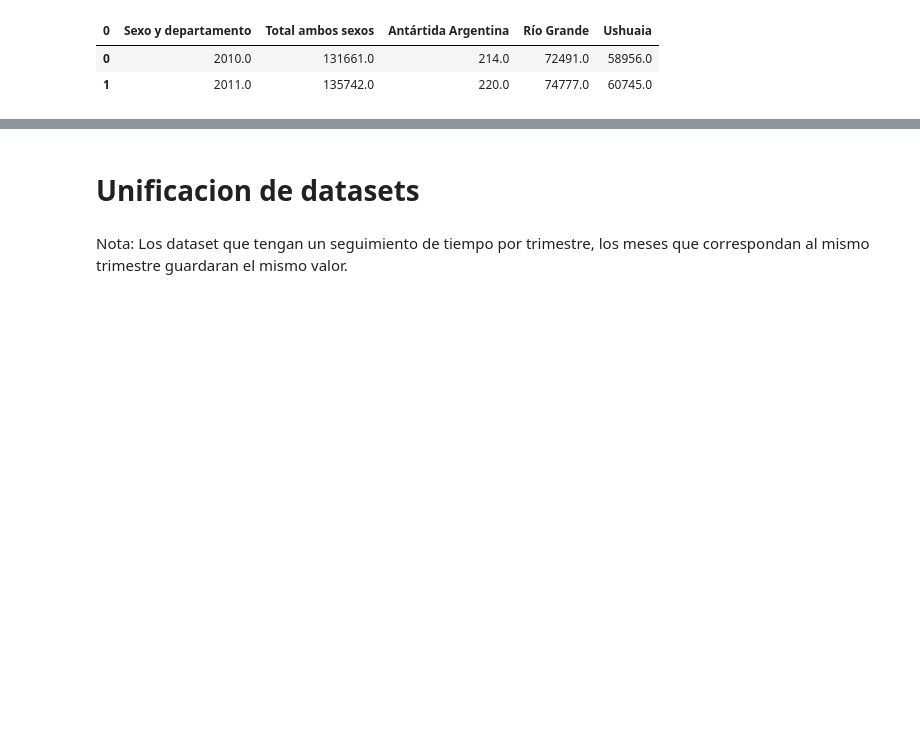
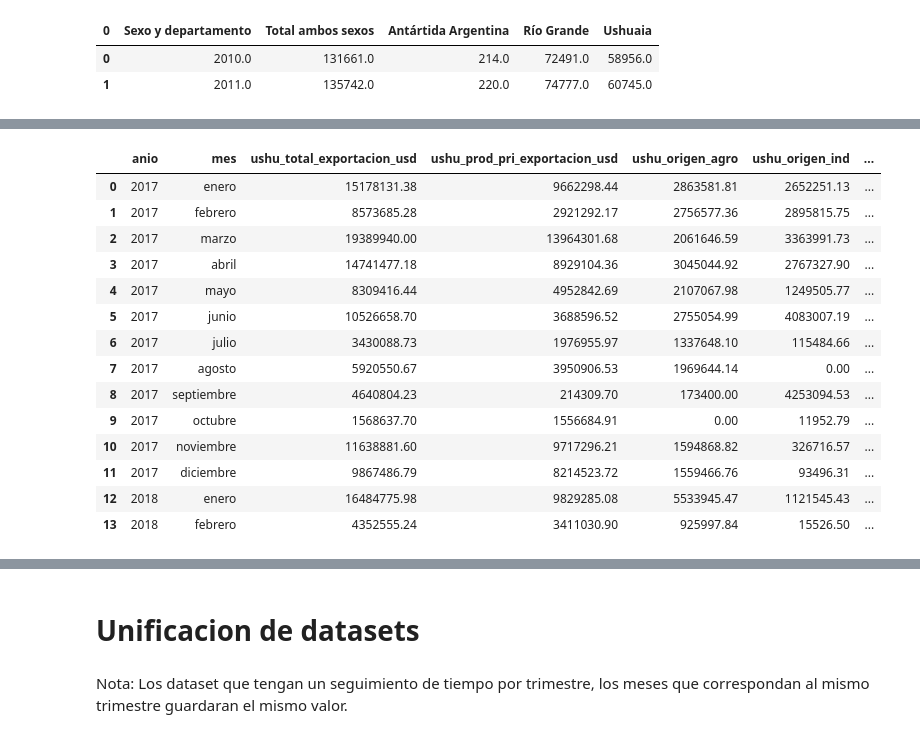
Before and after one commit to caucot/hechos-delictivios-tdf, a Jupyter notebook: notebooks/01_unificacion_dataset.ipynb, the cells around one changed output, grey strips where cells are left out. Saved outputs shown, nothing was run; the diff lists cells and outputs as text; code cells hidden in the pictures; blank space fills up the shorter version.

```diff
--- a/notebooks/unificacion-datasets.ipynb
+++ b/notebooks/01_unificacion_dataset.ipynb
@@ -413,0 +444,7 @@ df_poblacion_departamento_transpuesto.to_csv(path + r"data\interim\Poblacion-est
+# %%
+# Elimina las columnas 3, 4 y 5 (índices 2, 3, 4 en Python)
+df_exportaciones = df_exportaciones.drop(df_exportaciones.columns[2:7], axis=1)
+# %%
+df_exportaciones.columns = ["anio","mes", "ushu_total_exportacion_usd", "ushu_prod_pri_exportacion_usd", "ushu_origen_agro",
+                            "ushu_origen_ind", "ushu_combustible_y_energia","rga_total_exportacion_usd",
+                            "rga_prod_pri_exportacion_usd", "rga_origen_agro", "rga_origen_ind", "rga_combustible_y_energia"]
@@ -413,0 +460,23 @@ df_poblacion_departamento_transpuesto.to_csv(path + r"data\interim\Poblacion-est
+# %%
+#df_exportaciones = df_exportaciones.sort_values(by=['anio', 'mes']) #se ordena de menor a mayor el tiempo
+df_exportaciones['anio'] = df_exportaciones['anio'].fillna(method='ffill') #se completa los valores Nan de "anio"
+# %%
+df_exportaciones['anio'] = df_exportaciones['anio'].astype(int)
+# %%
+df_exportaciones.head(14)
+# %% [output]
+|  | anio | mes | ushu_total_exportacion_usd | ushu_prod_pri_exportacion_usd | ushu_origen_agro | ushu_origen_ind | ... |
+| 0 | 2017 | enero | 15178131.38 | 9662298.44 | 2863581.81 | 2652251.13 | ... |
+| 1 | 2017 | febrero | 8573685.28 | 2921292.17 | 2756577.36 | 2895815.75 | ... |
+| 2 | 2017 | marzo | 19389940.00 | 13964301.68 | 2061646.59 | 3363991.73 | ... |
+| 3 | 2017 | abril | 14741477.18 | 8929104.36 | 3045044.92 | 2767327.90 | ... |
+| 4 | 2017 | mayo | 8309416.44 | 4952842.69 | 2107067.98 | 1249505.77 | ... |
+| 5 | 2017 | junio | 10526658.70 | 3688596.52 | 2755054.99 | 4083007.19 | ... |
+| 6 | 2017 | julio | 3430088.73 | 1976955.97 | 1337648.10 | 115484.66 | ... |
+| 7 | 2017 | agosto | 5920550.67 | 3950906.53 | 1969644.14 | 0.00 | ... |
+| 8 | 2017 | septiembre | 4640804.23 | 214309.70 | 173400.00 | 4253094.53 | ... |
+| 9 | 2017 | octubre | 1568637.70 | 1556684.91 | 0.00 | 11952.79 | ... |
+| 10 | 2017 | noviembre | 11638881.60 | 9717296.21 | 1594868.82 | 326716.57 | ... |
+| 11 | 2017 | diciembre | 9867486.79 | 8214523.72 | 1559466.76 | 93496.31 | ... |
+| 12 | 2018 | enero | 16484775.98 | 9829285.08 | 5533945.47 | 1121545.43 | ... |
+| 13 | 2018 | febrero | 4352555.24 | 3411030.90 | 925997.84 | 15526.50 | ... |
```
Also changed, not shown: parts of 19 cells of this notebook, 13 other files.
